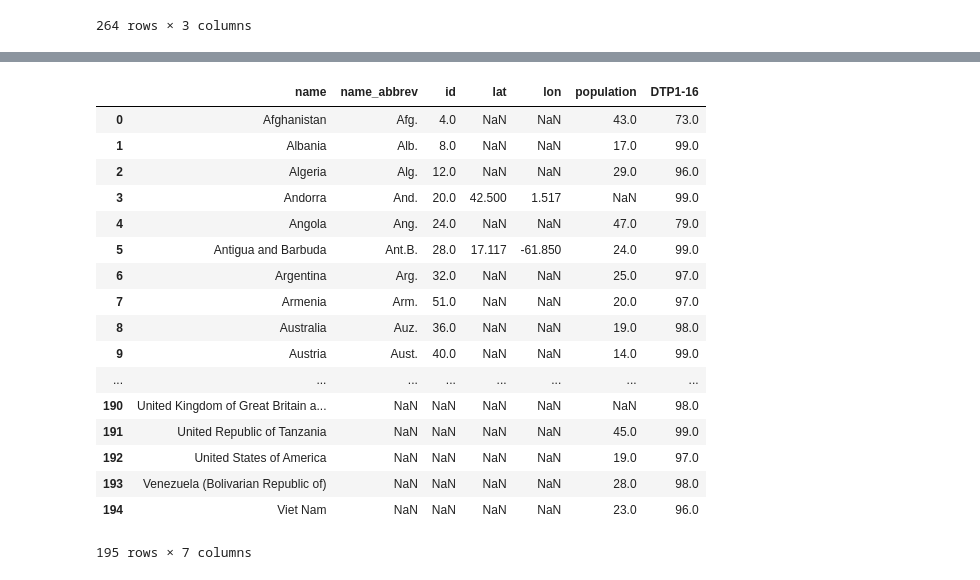
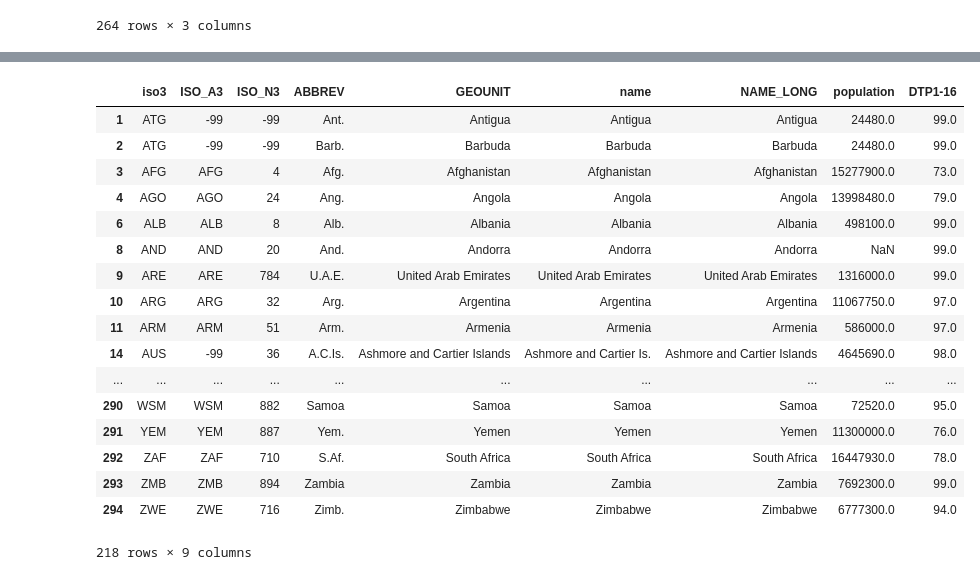
Before and after one commit to isabella232/global-immunization, a Jupyter notebook: notebooks/20170719-bm-merge.ipynb, the cells around one changed output, grey strips where cells are left out. Drawn from its saved outputs; the diff is of its cells as text; code cells hidden in the pictures.

Commit message:
make template for world map and try to join with graphic ex

```diff
--- a/notebooks/20170719-bm-merge.ipynb
+++ b/notebooks/20170719-bm-merge.ipynb
@@ -142,30 +155,38 @@ df_finalMergeClean.sort_values('country')
 # %%
-cols = ['country','Pop % under 14','DTP1-16']
+# Assign columns for export
+cols = ['iso3','Pop # under 14','DTP1-16']
 
+# Drop unnecessary columns
 df_mapDetailsCond = df_finalMergeClean[cols]
-df_mapDetailsCond = df_mapDetailsCond.rename(columns={'country':'name','Pop % under 14':'population'})
-df_graphicSpreadsheet = df_graphicEx.merge(df_mapDetailsCond, on='name', how='outer')
-df_graphicExport = df_graphicSpreadsheet[np.isfinite(df_graphicSpreadsheet['DTP1-16'])]
-df_graphicExport = df_graphicExport.reset_index().drop(['index','amt','amt_refugee'],axis=1)
-df_graphicExport.to_csv('../data/exports/df_graphicExport.csv')
+
+# Rename
+df_mapDetailsCond = df_mapDetailsCond.rename(columns={'country':'name','Pop # under 14':'population'})
+df_mapDetailsCond.to_csv('TEST.csv')
-# %%
-df_graphicExport
-# %% [output]
-|  | name | name_abbrev | id | lat | lon | population | DTP1-16 |
-| 0 | Afghanistan | Afg. | 4.0 | NaN | NaN | 43.0 | 73.0 |
-| 1 | Albania | Alb. | 8.0 | NaN | NaN | 17.0 | 99.0 |
-| 2 | Algeria | Alg. | 12.0 | NaN | NaN | 29.0 | 96.0 |
-| 3 | Andorra | And. | 20.0 | 42.500 | 1.517 | NaN | 99.0 |
-| 4 | Angola | Ang. | 24.0 | NaN | NaN | 47.0 | 79.0 |
-| 5 | Antigua and Barbuda | Ant.B. | 28.0 | 17.117 | -61.850 | 24.0 | 99.0 |
-| 6 | Argentina | Arg. | 32.0 | NaN | NaN | 25.0 | 97.0 |
-| 7 | Armenia | Arm. | 51.0 | NaN | NaN | 20.0 | 97.0 |
-| 8 | Australia | Auz. | 36.0 | NaN | NaN | 19.0 | 98.0 |
-| 9 | Austria | Aust. | 40.0 | NaN | NaN | 14.0 | 99.0 |
-| ... | ... | ... | ... | ... | ... | ... | ... |
-| 190 | United Kingdom of Great Britain a... | NaN | NaN | NaN | NaN | NaN | 98.0 |
-| 191 | United Republic of Tanzania | NaN | NaN | NaN | NaN | 45.0 | 99.0 |
-| 192 | United States of America | NaN | NaN | NaN | NaN | 19.0 | 97.0 |
-| 193 | Venezuela (Bolivarian Republic of) | NaN | NaN | NaN | NaN | 28.0 | 98.0 |
-| 194 | Viet Nam | NaN | NaN | NaN | NaN | 23.0 | 96.0 |
-195 rows × 7 columns
+# %%
+# Merge with graphic example then drop rows with empty DTP cells and unnecessary columns
+df_completeCountryList = df_completeCountryList.rename(columns={'ADM0_A3_IS':'iso3','NAME':'name'})
+df_graphicSpreadsheet = df_completeCountryList.merge(df_mapDetailsCond, on='iso3', how='outer').drop('Unnamed: 0',axis=1)
+df_graphicExport = df_graphicSpreadsheet.merge(df_graphicExample,on='name',how='outer')
+
+df_graphicExportCond = df_graphicSpreadsheet[np.isfinite(df_graphicSpreadsheet['DTP1-16'])]
+# df_graphicExportFinal = df_graphicExport[np.isfinite(df_graphicExport['DTP1-16'])]
+df_graphicExportCond
+# %% [output]
+|  | iso3 | ISO_A3 | ISO_N3 | ABBREV | GEOUNIT | name | NAME_LONG | population | DTP1-16 |
+| 1 | ATG | -99 | -99 | Ant. | Antigua | Antigua | Antigua | 24480.0 | 99.0 |
+| 2 | ATG | -99 | -99 | Barb. | Barbuda | Barbuda | Barbuda | 24480.0 | 99.0 |
+| 3 | AFG | AFG | 4 | Afg. | Afghanistan | Afghanistan | Afghanistan | 15277900.0 | 73.0 |
+| 4 | AGO | AGO | 24 | Ang. | Angola | Angola | Angola | 13998480.0 | 79.0 |
+| 6 | ALB | ALB | 8 | Alb. | Albania | Albania | Albania | 498100.0 | 99.0 |
+| 8 | AND | AND | 20 | And. | Andorra | Andorra | Andorra | NaN | 99.0 |
+| 9 | ARE | ARE | 784 | U.A.E. | United Arab Emirates | United Arab Emirates | United Arab Emirates | 1316000.0 | 99.0 |
+| 10 | ARG | ARG | 32 | Arg. | Argentina | Argentina | Argentina | 11067750.0 | 97.0 |
+| 11 | ARM | ARM | 51 | Arm. | Armenia | Armenia | Armenia | 586000.0 | 97.0 |
+| 14 | AUS | -99 | 36 | A.C.Is. | Ashmore and Cartier Islands | Ashmore and Cartier Is. | Ashmore and Cartier Islands | 4645690.0 | 98.0 |
+| ... | ... | ... | ... | ... | ... | ... | ... | ... | ... |
+| 290 | WSM | WSM | 882 | Samoa | Samoa | Samoa | Samoa | 72520.0 | 95.0 |
+| 291 | YEM | YEM | 887 | Yem. | Yemen | Yemen | Yemen | 11300000.0 | 76.0 |
+| 292 | ZAF | ZAF | 710 | S.Af. | South Africa | South Africa | South Africa | 16447930.0 | 78.0 |
+| 293 | ZMB | ZMB | 894 | Zambia | Zambia | Zambia | Zambia | 7692300.0 | 99.0 |
+| 294 | ZWE | ZWE | 716 | Zimb. | Zimbabwe | Zimbabwe | Zimbabwe | 6777300.0 | 94.0 |
+218 rows × 9 columns
```
Also changed, not shown: parts of 8 cells of this notebook, 9 other files.
